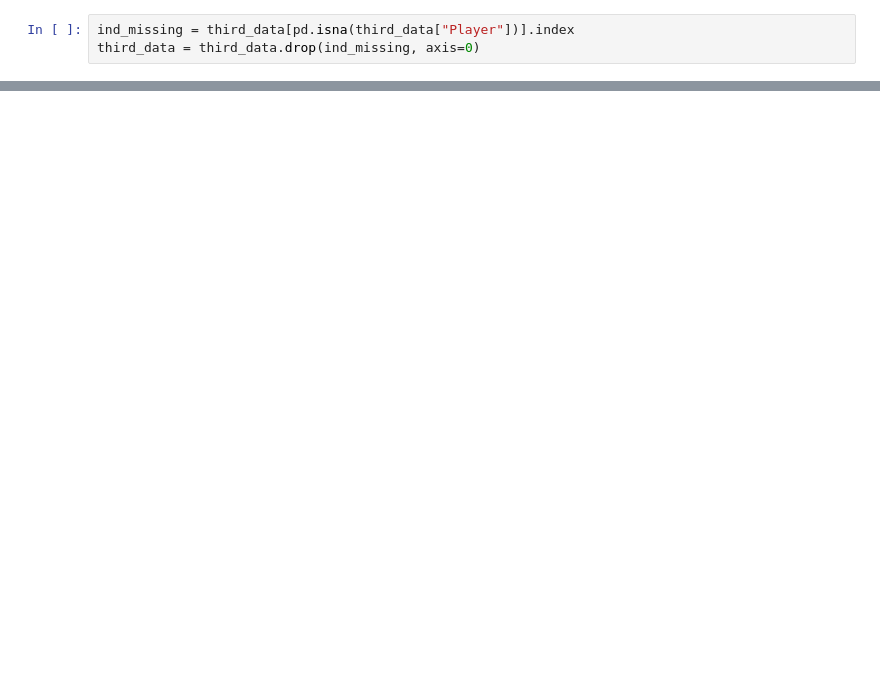
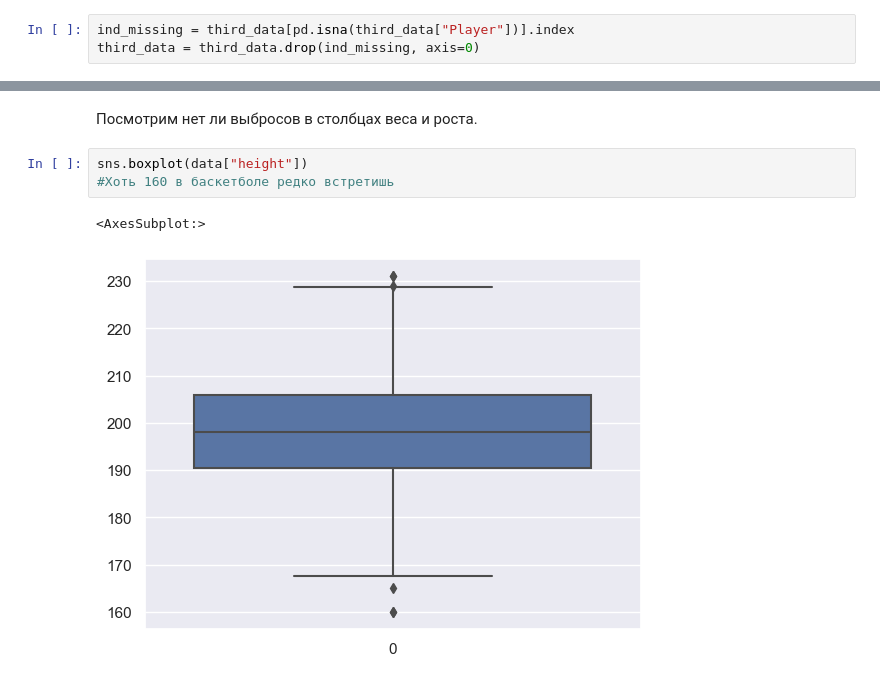
Before and after one commit to MonyaS/Hilell_tasks, a Jupyter notebook: лекция 4/hw_pandas.ipynb, the cells around one changed output, grey strips where cells are left out. Cells and saved outputs as stored; diff of their text form; blank space fills up the shorter version.

```diff
--- a/лекция 4/hw_pandas.ipynb
+++ b/лекция 4/hw_pandas.ipynb
@@ -262,0 +471,8 @@ data.head(1000)
+# %% [markdown]
+Посмотрим нет ли выбросов в столбцах веса и роста.
+# %%
+sns.boxplot(data["height"])
+#Хоть 160 в баскетболе редко встретишь
+# %% [output]
+<AxesSubplot:>
+[figure, added]
```
Also changed, not shown: parts of 71 cells of this notebook, 2 other files.
